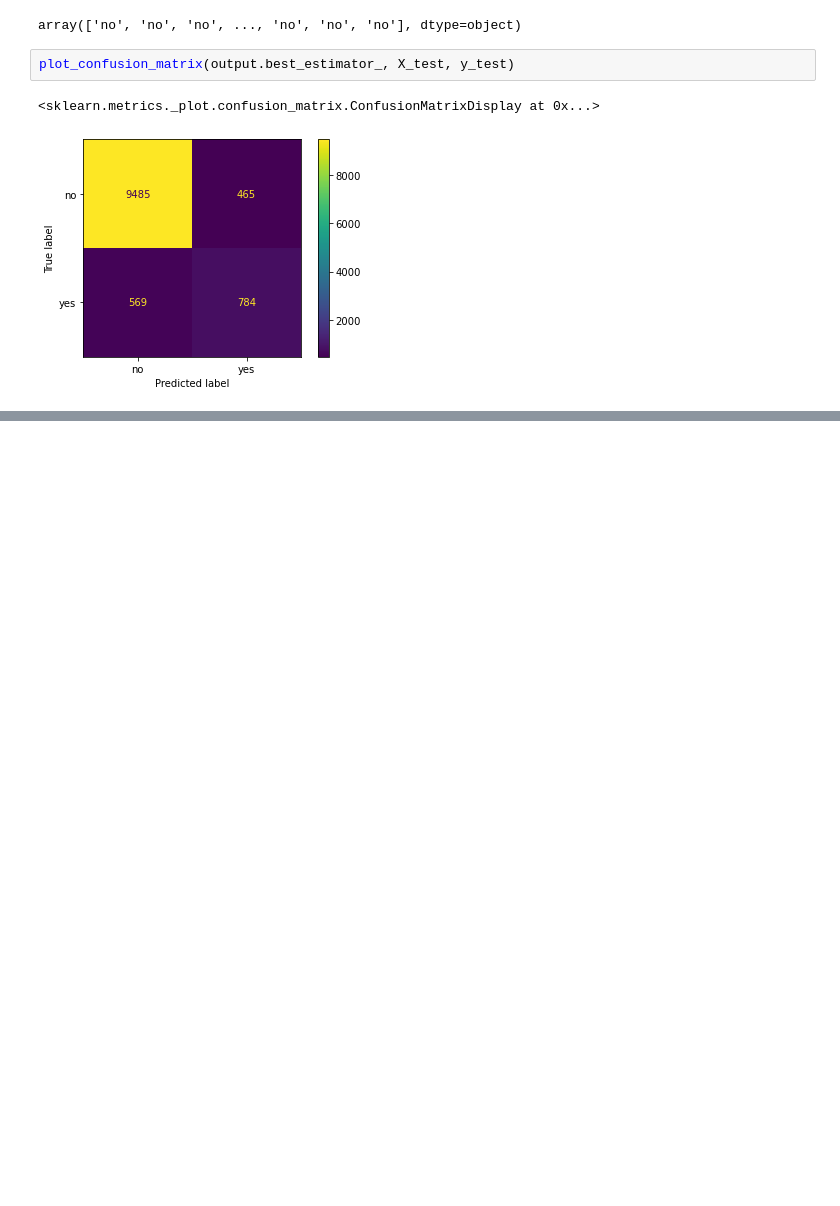
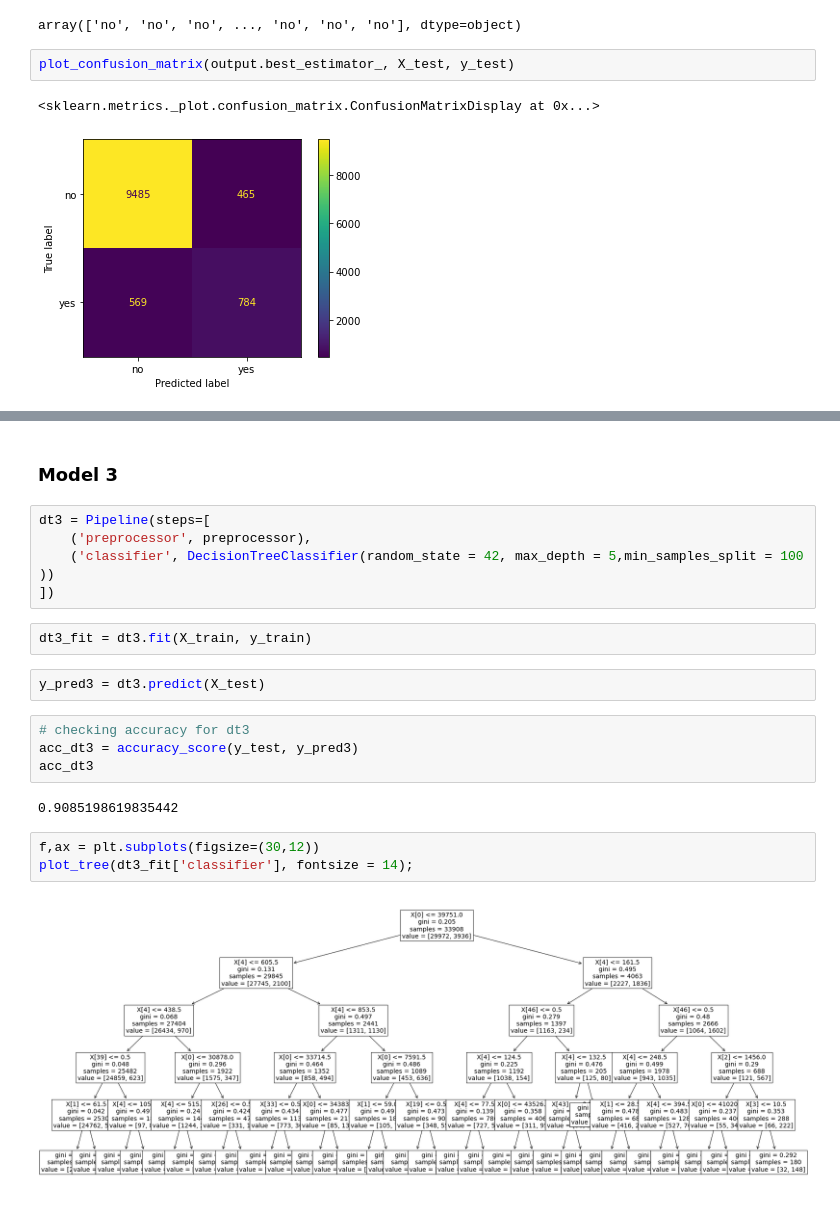
Before and after one commit to Myke-Ajayi/BankMarketingProject, a Jupyter notebook: Notebook/Tony/DT Modeling .ipynb, the cells around one changed output, grey strips where cells are left out. Saved outputs shown, nothing was run; the diff lists cells and outputs as text; blank space fills up the shorter version.

Commit message:
tree visual

```diff
--- a/Notebook/Tony/DT Modeling .ipynb
+++ b/Notebook/Tony/DT Modeling .ipynb
@@ -264,0 +278,22 @@ plot_confusion_matrix(output.best_estimator_, X_test, y_test)
+# %% [markdown]
+### Model 3
+# %%
+dt3 = Pipeline(steps=[
+    ('preprocessor', preprocessor),
+    ('classifier', DecisionTreeClassifier(random_state = 42, max_depth = 5,min_samples_split = 100 ))
+])
+# %%
+dt3_fit = dt3.fit(X_train, y_train)
+# %%
+y_pred3 = dt3.predict(X_test)
+# %%
+# checking accuracy for dt3
+acc_dt3 = accuracy_score(y_test, y_pred3)
+acc_dt3
+# %% [output]
+0.9085198619835442
+# %%
+f,ax = plt.subplots(figsize=(30,12))
+plot_tree(dt3_fit['classifier'], fontsize = 14);
+# %% [output]
+[figure, added]
```
Also changed, not shown: parts of 5 cells of this notebook.
